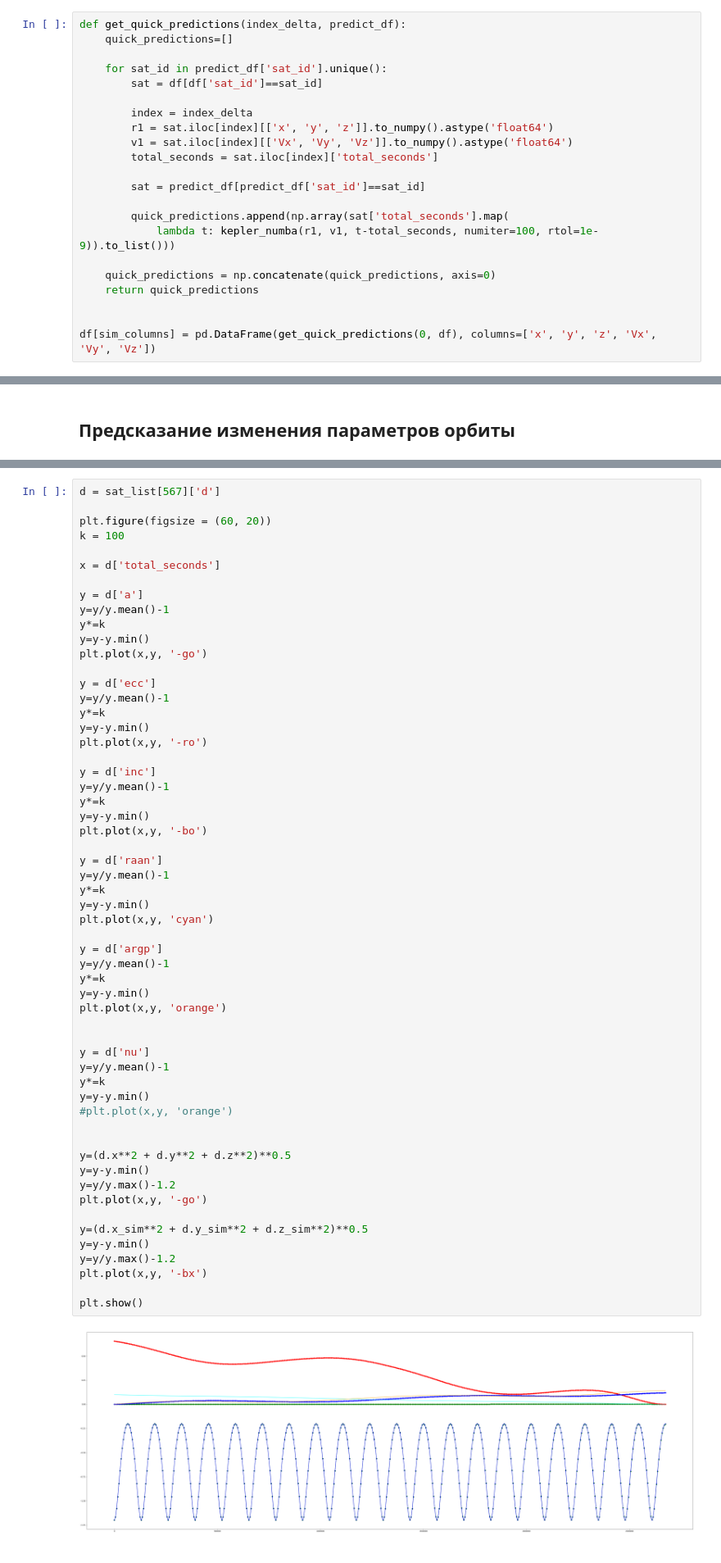
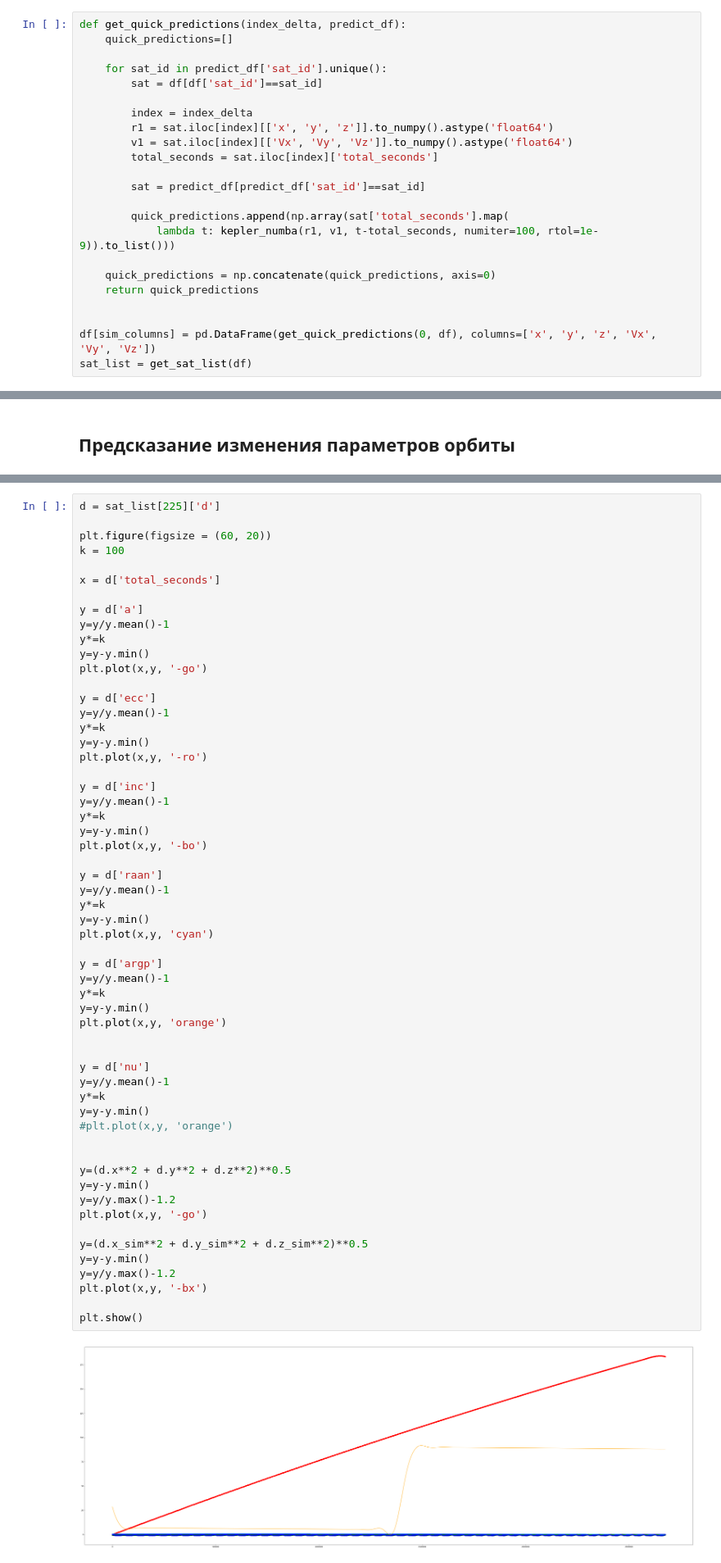
Before and after one commit to KirillRuSS/IDAO-2020, a Jupyter notebook: IDAO-2020-predictions.ipynb, the cells around one changed output, grey strips where cells are left out. Shown at 82% size. Drawn from its saved outputs; the diff is of its cells as text.

```diff
--- a/IDAO-2020-predictions.ipynb
+++ b/IDAO-2020-predictions.ipynb
@@ -91,3 +89,4 @@ def get_quick_predictions(index_delta, predict_df):
 
 
 df[sim_columns] = pd.DataFrame(get_quick_predictions(0, df), columns=['x', 'y', 'z', 'Vx', 'Vy', 'Vz'])
+sat_list = get_sat_list(df)
@@ -227,7 +151,7 @@ plt.show()
 - Аргумент перицентра - k.
 - Истинная аномалия - y.
 # %%
-d = sat_list[567]['d']
+d = sat_list[225]['d']
 
 plt.figure(figsize = (60, 20))
 k = 100
@@ -257,34 +181,34 @@ y=y/y.mean()-1
 y*=k
 y=y-y.min()
 plt.plot(x,y, 'cyan')
 
 y = d['argp']
 y=y/y.mean()-1
 y*=k
 y=y-y.min()
 plt.plot(x,y, 'orange')
 
 
 y = d['nu']
 y=y/y.mean()-1
 y*=k
 y=y-y.min()
 #plt.plot(x,y, 'orange')
 
 
 y=(d.x**2 + d.y**2 + d.z**2)**0.5
 y=y-y.min()
 y=y/y.max()-1.2
 plt.plot(x,y, '-go')
 
 y=(d.x_sim**2 + d.y_sim**2 + d.z_sim**2)**0.5
 y=y-y.min()
 y=y/y.max()-1.2
 plt.plot(x,y, '-bx')
 
 plt.show()
 # %% [output]
-[figure, old version]
+[figure, new version]
 # %% [markdown]
 ## Линейное предсказание параметров орбиты
 # %%
```
Also changed, not shown: parts of 14 cells of this notebook, 4 other files.
